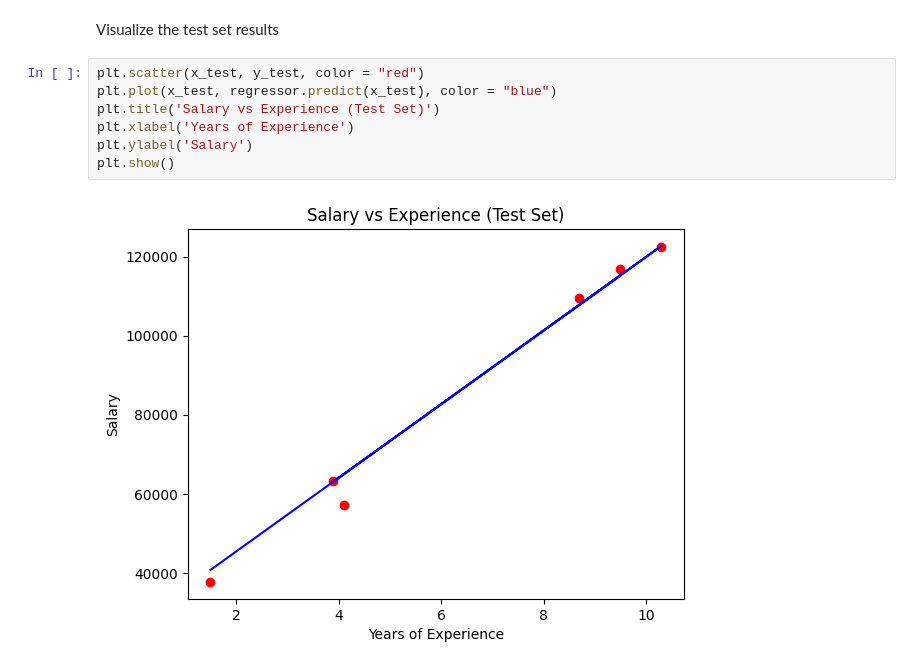
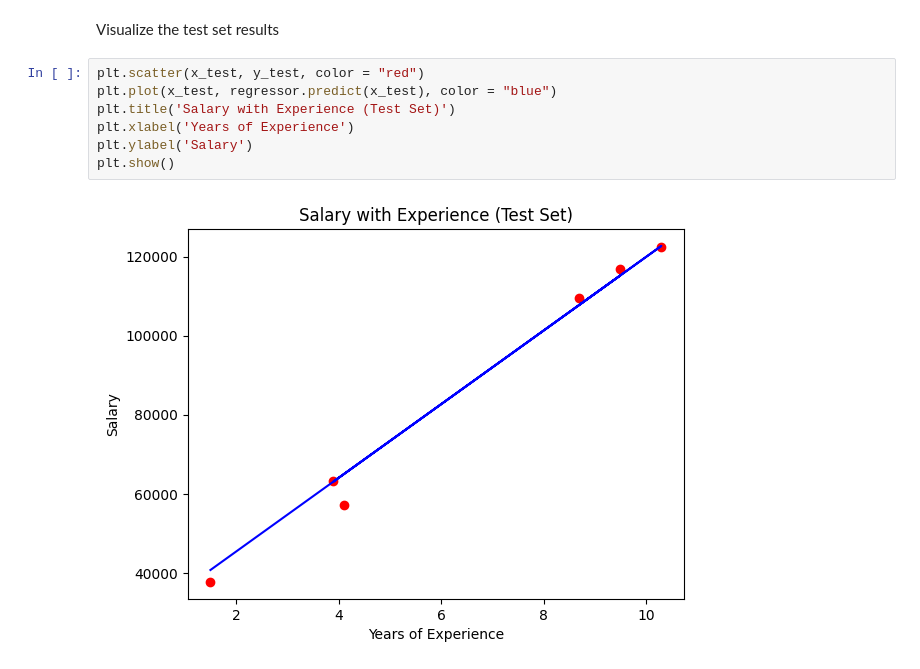
Before and after one commit to iam-saeed/simple-linear-regression, a Jupyter notebook: simple_linear_regression.ipynb, the cells around one changed output. Drawn from its saved outputs; the diff is of its cells as text.

Commit message:
updated graph name

```diff
--- a/simple_linear_regression.ipynb
+++ b/simple_linear_regression.ipynb
@@ -46,9 +46,9 @@ Visualize the test set results
 # %%
 plt.scatter(x_test, y_test, color = "red")
 plt.plot(x_test, regressor.predict(x_test), color = "blue")
-plt.title('Salary vs Experience (Test Set)')
+plt.title('Salary with Experience (Test Set)')
 plt.xlabel('Years of Experience')
 plt.ylabel('Salary')
 plt.show()
 # %% [output]
-[figure, old version]
+[figure, new version]
```
